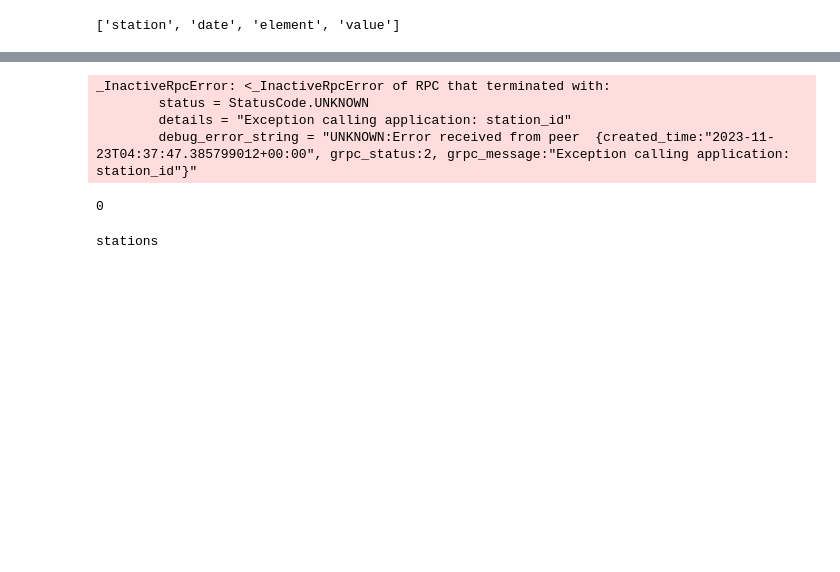
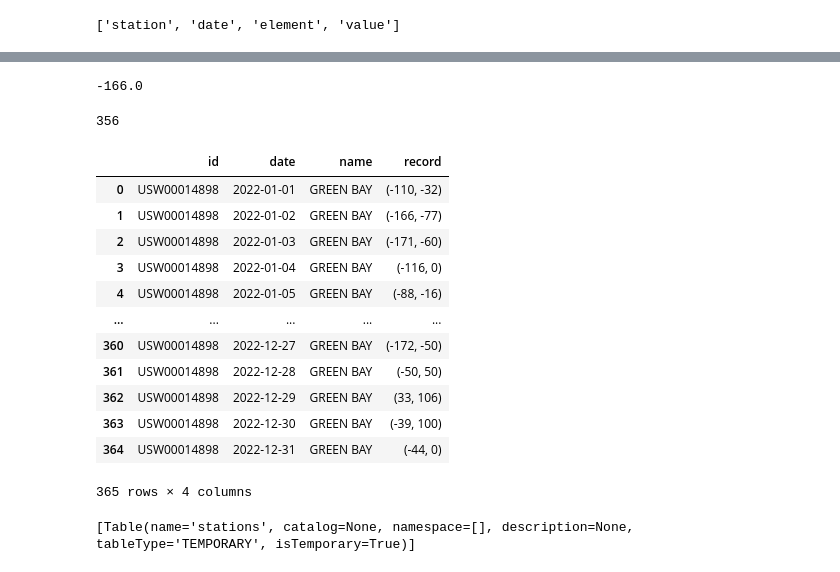
Before and after one commit to JunWisc/4_P6, a Jupyter notebook: autograder_result/result.ipynb, the cells around one changed output, grey strips where cells are left out. Drawn from its saved outputs; the diff is of its cells as text; code cells hidden in the pictures; blank space fills up the shorter version.

```diff
--- a/autograder_result/result.ipynb
+++ b/autograder_result/result.ipynb
@@ -269,3 +270,7 @@ only showing top 20 rows
+# %%
+result_df.collect()[0].TMIN
+# %% [output]
+-166.0
 # %%
 #q5
 import grpc
@@ -278,17 +283,16 @@ channel = grpc.insecure_channel('localhost:5440')
 # Create a stub (client)
 stub = station_pb2_grpc.StationStub(channel)
 
+res_col = result_df.collect()
 
-
-for result_row in result_df.collect():
+for result_row in res_col:
+    # print(result_row.station)
     res=stub.RecordTemps(station_pb2.RecordTempsRequest(
         station=result_row.station,
         date=str(result_row.date),
         tmin=int(result_row.TMIN),
         tmax=int(result_row.TMAX)
     ))
-
-
 
 # Create a valid request message
 station_max_request = station_pb2.StationMaxRequest(station='USW00014837')
@@ -298,13 +302,29 @@ response = stub.StationMax(station_max_request)
 
 response.tmax
 # %% [output]
-_InactiveRpcError: <_InactiveRpcError of RPC that terminated with:
-        status = StatusCode.UNKNOWN
-        details = "Exception calling application: station_id"
-        debug_error_string = "UNKNOWN:Error received from peer  {created_time:"2023-11-23T04:37:47.385799012+00:00", grpc_status:2, grpc_message:"Exception calling application: station_id"}"
+356
 # %%
+import pandas as pd
+pd.DataFrame(cass.execute("""
+    SELECT *
+    FROM weather.stations
+    WHERE id = 'USW00014898'
+"""
+                         ) )
 # %% [output]
+|  | id | date | name | record |
+| 0 | USW00014898 | 2022-01-01 | GREEN BAY | (-110, -32) |
+| 1 | USW00014898 | 2022-01-02 | GREEN BAY | (-166, -77) |
+| 2 | USW00014898 | 2022-01-03 | GREEN BAY | (-171, -60) |
+| 3 | USW00014898 | 2022-01-04 | GREEN BAY | (-116, 0) |
+| 4 | USW00014898 | 2022-01-05 | GREEN BAY | (-88, -16) |
+| ... | ... | ... | ... | ... |
+| 360 | USW00014898 | 2022-12-27 | GREEN BAY | (-172, -50) |
+| 361 | USW00014898 | 2022-12-28 | GREEN BAY | (-50, 50) |
+| 362 | USW00014898 | 2022-12-29 | GREEN BAY | (33, 106) |
+| 363 | USW00014898 | 2022-12-30 | GREEN BAY | (-39, 100) |
+| 364 | USW00014898 | 2022-12-31 | GREEN BAY | (-44, 0) |
-0
+365 rows × 4 columns
 # %%
 # Create a DataFrame that corresponds to the stations table in Cassandra
 df = spark.read.format("org.apache.spark.sql.cassandra")\
@@ -319,12 +339,12 @@ df.createOrReplaceTempView("stations")
 #q6
 # List the tables/views available in the Spark catalog
 tables = spark.catalog.listTables()
-
-# Print the tables/views
-for table in tables:
-    print(table.name)
+tables
+# # Print the tables/views
+# for table in tables:
+#     print(table.name)
 # %% [output]
-stations
+[Table(name='stations', catalog=None, namespace=[], description=None, tableType='TEMPORARY', isTemporary=True)]
 # %%
 #q7
 from pyspark.sql.functions import avg
```
Also changed, not shown: parts of 12 cells of this notebook, 9 other files.
